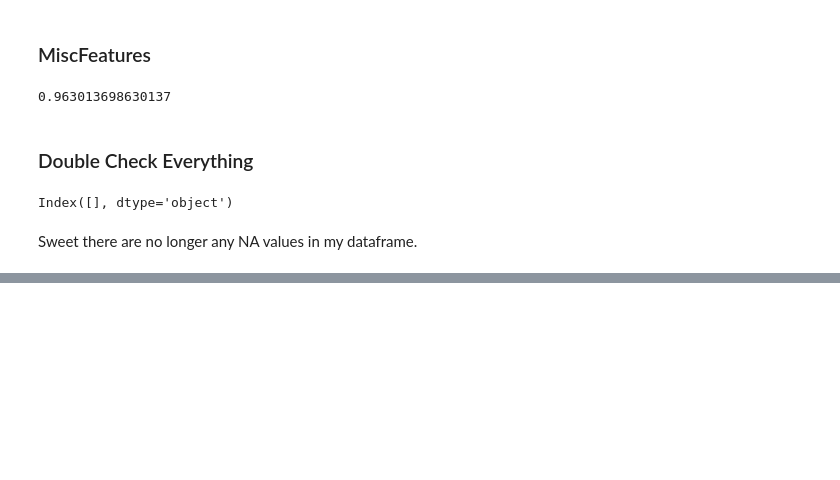
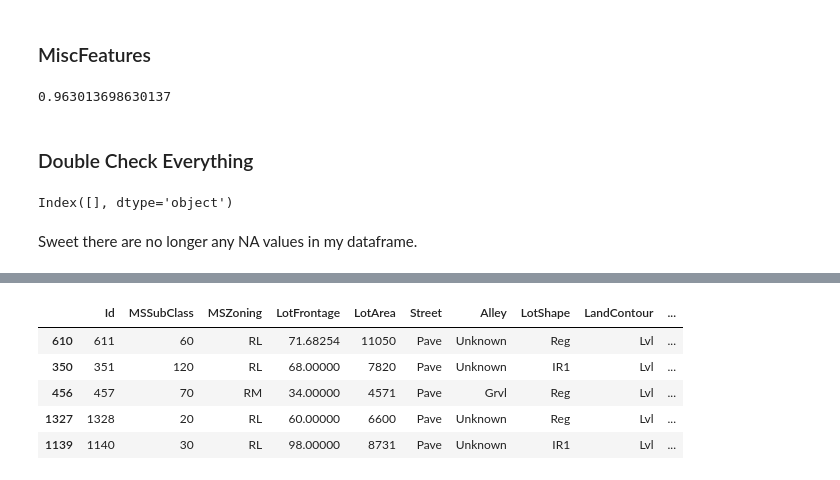
Before and after one commit to D-H/MachineLearningNotes, a Jupyter notebook: Exercises_Kaggle/HousePrices/HousePrices_Submission.ipynb, the cells around one changed output, grey strips where cells are left out. Saved outputs shown, nothing was run; the diff lists cells and outputs as text; code cells hidden in the pictures; blank space fills up the shorter version.

```diff
--- a/Exercises_Kaggle/HousePrices/HousePrices_Submission.ipynb
+++ b/Exercises_Kaggle/HousePrices/HousePrices_Submission.ipynb
@@ -384,0 +448,9 @@ Sweet there are no longer any NA values in my dataframe.
+# %%
+datasets[0].head(5)
+# %% [output]
+|  | Id | MSSubClass | MSZoning | LotFrontage | LotArea | Street | Alley | LotShape | LandContour | ... |
+| 610 | 611 | 60 | RL | 71.68254 | 11050 | Pave | Unknown | Reg | Lvl | ... |
+| 350 | 351 | 120 | RL | 68.00000 | 7820 | Pave | Unknown | IR1 | Lvl | ... |
+| 456 | 457 | 70 | RM | 34.00000 | 4571 | Pave | Grvl | Reg | Lvl | ... |
+| 1327 | 1328 | 20 | RL | 60.00000 | 6600 | Pave | Unknown | Reg | Lvl | ... |
+| 1139 | 1140 | 30 | RL | 98.00000 | 8731 | Pave | Unknown | IR1 | Lvl | ... |
```
Also changed, not shown: parts of 13 cells of this notebook.
